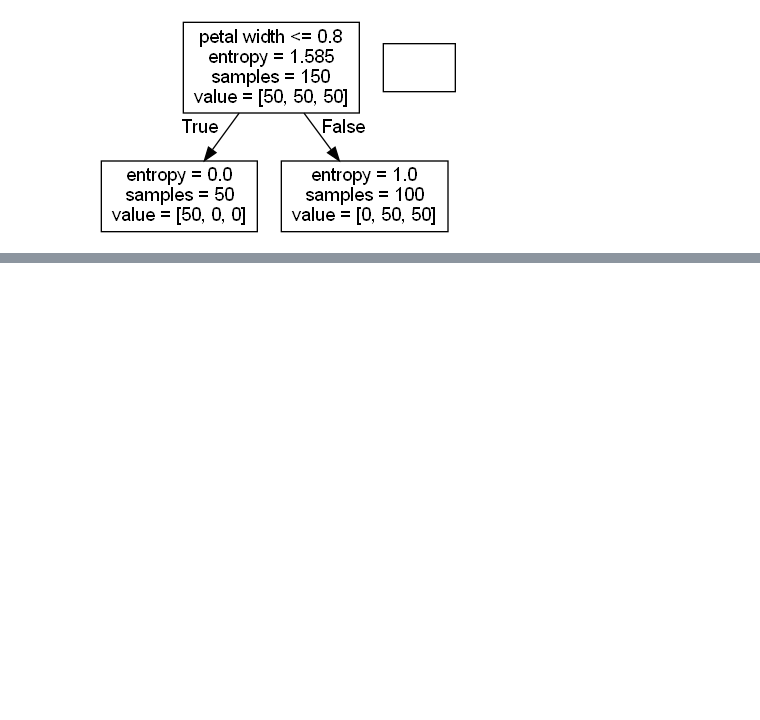
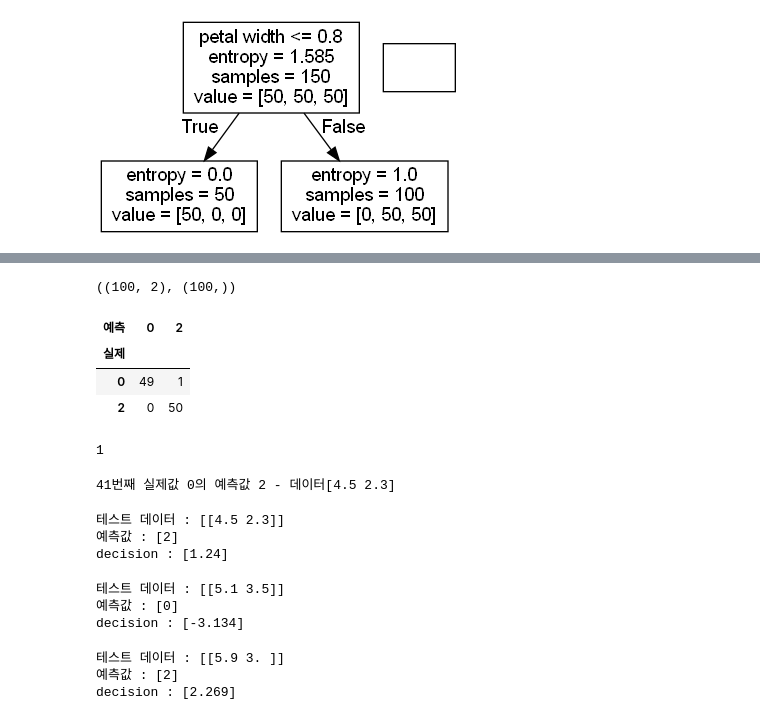
Before and after one commit to yisy0703/ai, a Jupyter notebook: source/13_MachineLearning/3장_분류분석.ipynb, the cells around one changed output, grey strips where cells are left out. Cells and saved outputs as stored; diff of their text form; code cells hidden in the pictures; blank space fills up the shorter version.

Commit message:
MachineLearning 분류분석

```diff
--- a/source/13_MachineLearning/3장_분류분석.ipynb
+++ b/source/13_MachineLearning/3장_분류분석.ipynb
@@ -420,0 +439,66 @@ array([[0, 0, 0, ..., 0, 0, 0],
+# %%
+iris = load_iris()
+idx = (iris.target==0) | (iris.target==2)
+idx = np.in1d(iris.target, [0, 2]) # setosa, virginica
+# %%
+X = iris.data[idx, 0:2]
+y = iris.target[idx]
+X.shape, y.shape
+# %% [output]
+((100, 2), (100,))
+# %%
+from sklearn.linear_model import Perceptron
+model = Perceptron(max_iter=100, # epoch
+                   eta0=0.1, # learning rate
+                   random_state=1).fit(X, y)
+# %%
+y_hat = model.predict(X)
+pd.crosstab(y, y_hat, rownames=['실제'], colnames=['예측'])
+# %% [output]
+| 예측 | 0 | 2 |
+| 실제 |  |  |
+| 0 | 49 | 1 |
+| 2 | 0 | 50 |
+# %%
+(y!=y_hat).sum()
+# %% [output]
+1
+# %%
+for idx, (real, hat) in enumerate(zip(y, y_hat)):
+    if real != hat :
+        print(f"{idx}번째 실제값 {real}의 예측값 {hat} - 데이터{X[idx]}")
+# %% [output]
+41번째 실제값 0의 예측값 2 - 데이터[4.5 2.3]
+# %%
+# 축 증가(axis=0)
+test_X = X[41].reshape(1,-1)
+test_X = X[41][np.newaxis, :]
+test_X = X[41][None, :]
+test_X = np.expand_dims(X[41], axis=0)
+print('테스트 데이터 :',test_X)
+print('예측값 :', model.predict(test_X))
+print('decision :', model.decision_function(test_X))
+# 양수(+) -> 2그룹 영역
+# 음수(-) -> 0그룹 영역
+# %% [output]
+테스트 데이터 : [[4.5 2.3]]
+예측값 : [2]
+decision : [1.24]
+# %%
+test_X = np.expand_dims(X[0], axis=0)
+print('테스트 데이터 :',test_X)
+print('예측값 :', model.predict(test_X))
+print('decision :', model.decision_function(test_X))
+# %% [output]
+테스트 데이터 : [[5.1 3.5]]
+예측값 : [0]
+decision : [-3.134]
+# %%
+test_X = np.expand_dims(X[99], axis=0)
+print('테스트 데이터 :',test_X)
+print('예측값 :', model.predict(test_X))
+print('decision :', model.decision_function(test_X))
+# %% [output]
+테스트 데이터 : [[5.9 3. ]]
+예측값 : [2]
+decision : [2.269]
```
Also changed, not shown: parts of 13 cells of this notebook.
